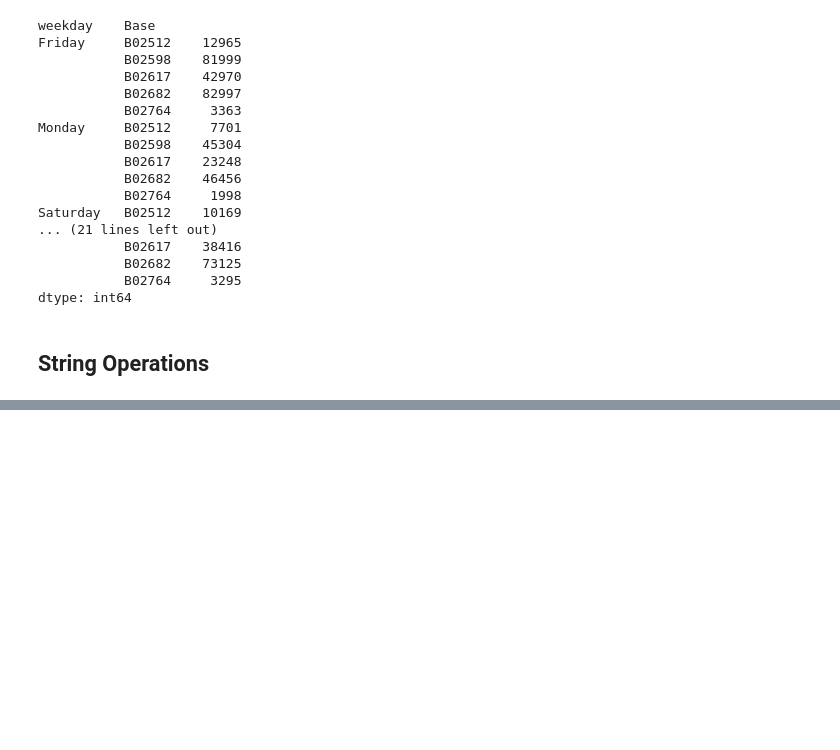
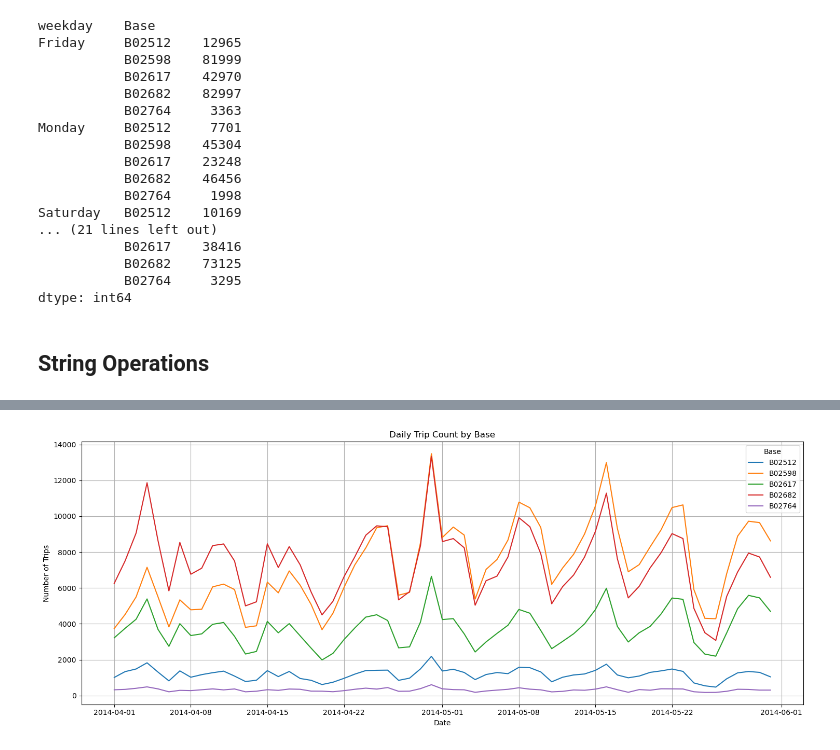
Before and after one commit to Ambily313/Uber-NYC-Trip-Analysis, a Jupyter notebook: ubernyc.ipynb, the cells around one changed output, grey strips where cells are left out. Saved outputs shown, nothing was run; the diff lists cells and outputs as text; code cells hidden in the pictures; blank space fills up the shorter version.

```diff
--- a/ubernyc.ipynb
+++ b/ubernyc.ipynb
@@ -707,0 +735,10 @@ Load the pickle file and verify its contents.
+# %%
+# Creating the pivot table of trips from each base per day
+pivot_table = april_may.reset_index().pivot_table(
+    index=april_may.index.date,   # rows = date
+    columns='Base',               # columns = Base
+    aggfunc='size',               # values = count of trips
+    fill_value=0                  # fill missing values with 0
+)
+
+pivot_table
@@ -707,0 +759,12 @@ Load the pickle file and verify its contents.
+# %%
+pivot_table.plot(figsize=(15, 6))
+
+plt.title('Daily Trip Count by Base')
+plt.xlabel('Date')
+plt.ylabel('Number of Trips')
+plt.legend(title='Base')
+plt.grid(True)
+plt.tight_layout()
+plt.show()
+# %% [output]
+[figure, added]
```
Also changed, not shown: parts of 21 cells of this notebook, 3 other files.
